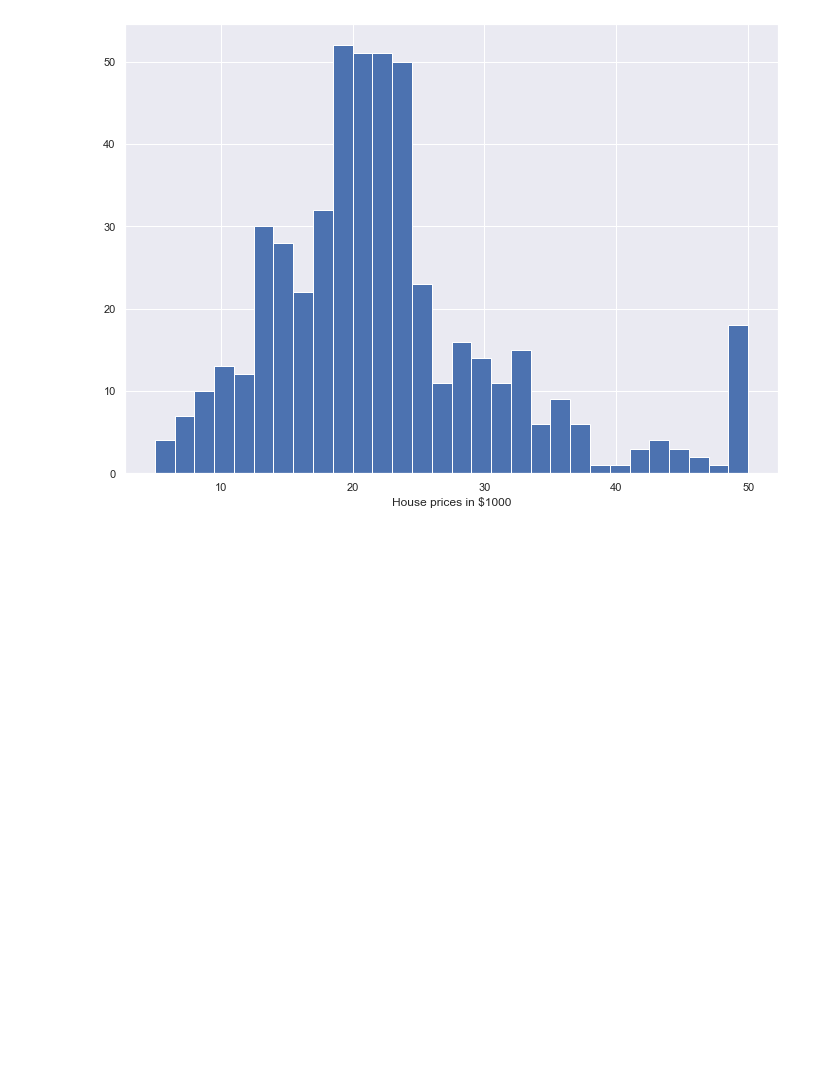
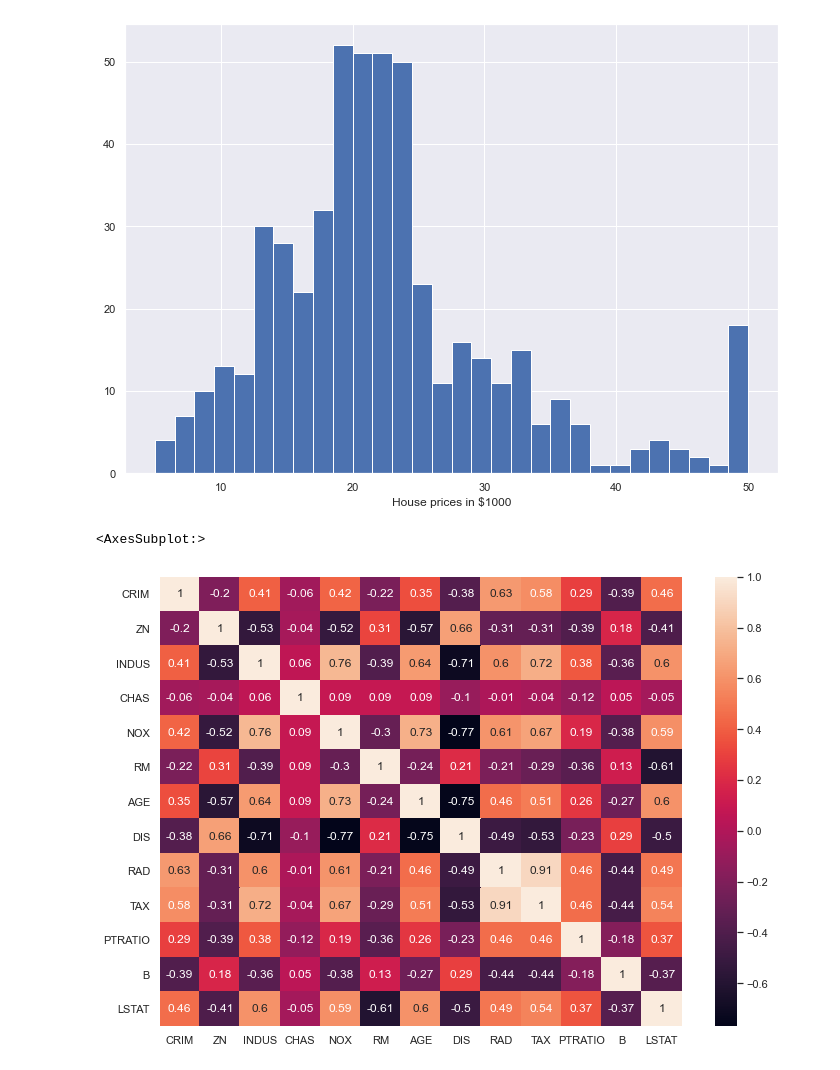
Before and after one commit to manulangat1/etinx_sklearn_assignment, a Jupyter notebook: linear.ipynb, the cells around one changed output. Cells and saved outputs as stored; diff of their text form; code cells hidden in the pictures; blank space fills up the shorter version.

```diff
--- a/linear.ipynb
+++ b/linear.ipynb
@@ -78,3 +78,14 @@ plt.xlabel("House prices in $1000")
 plt.show()
 # %% [output]
 [figure]
+# %%
+#creating a correlation matrix
+## Creating a df without PRICE column, as we need to see the correlation between it and other columns.
+bos_1 = pd.DataFrame(boston.data, columns = boston.feature_names)
+
+correlation_matrix = bos_1.corr().round(2)
+sns.heatmap(data=correlation_matrix, annot=True)
+#the corelation eff ranges from -1 to 1, the closer it is to 1 means a positive corr and vice versa
+# %% [output]
+<AxesSubplot:>
+[figure, added]
```
